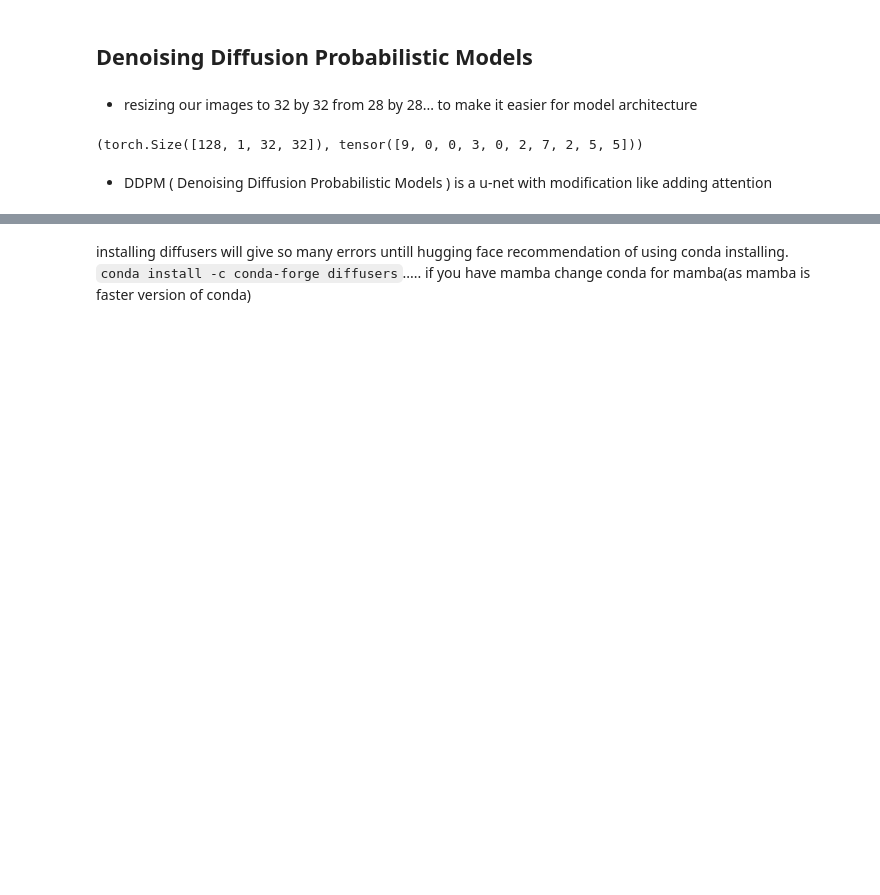
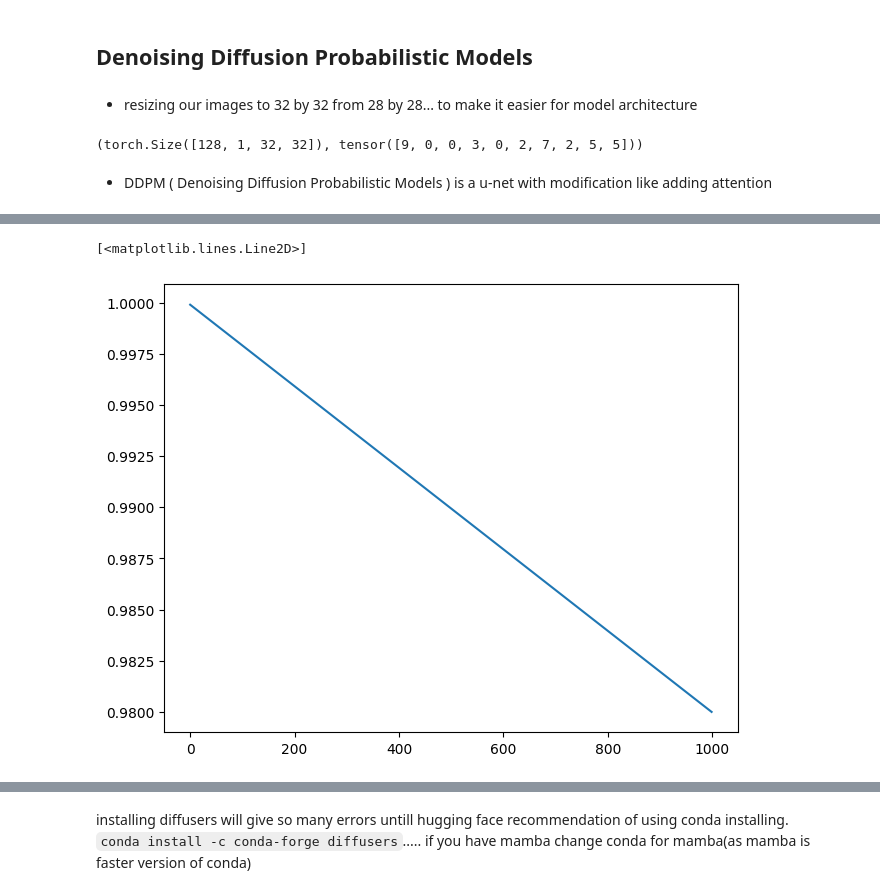
Before and after one commit to mtm-007/Deep-Learing-from-the-foundation-and-GEN_AI, a Jupyter notebook: DDPM_diffusion.ipynb, the cells around one changed output, grey strips where cells are left out. Cells and saved outputs as stored; diff of their text form; code cells hidden in the pictures; blank space fills up the shorter version.

```diff
--- a/DDPM_diffusion.ipynb
+++ b/DDPM_diffusion.ipynb
@@ -73,3 +73,8 @@ plt.plot(beta)
+# %%
+plt.plot(alpha)
+# %% [output]
+[<matplotlib.lines.Line2D>]
+[figure, added]
 # %%
 plt.plot(alphabar)
 # %% [output]
```
Also changed, not shown: parts of 32 cells of this notebook, 1 other file.
